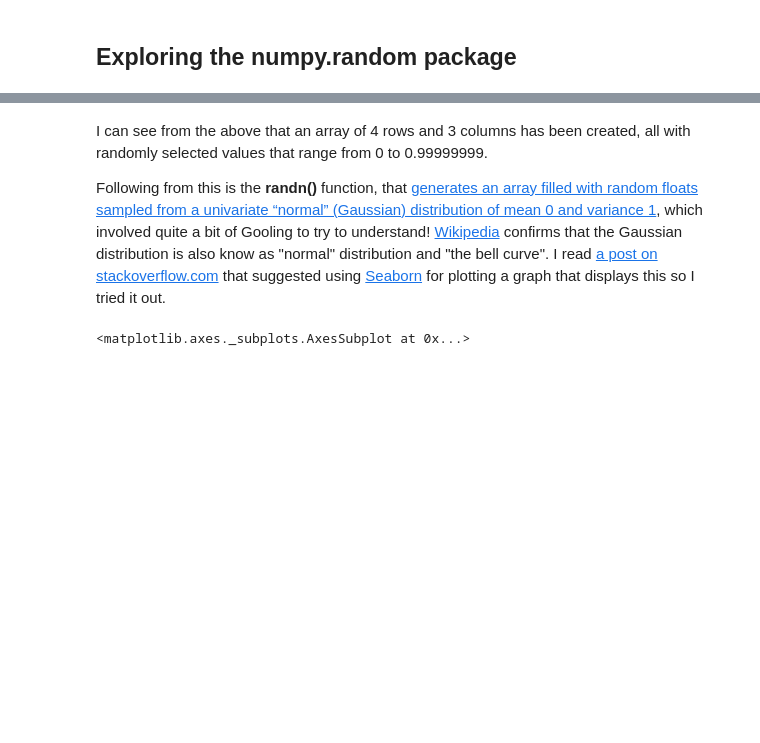
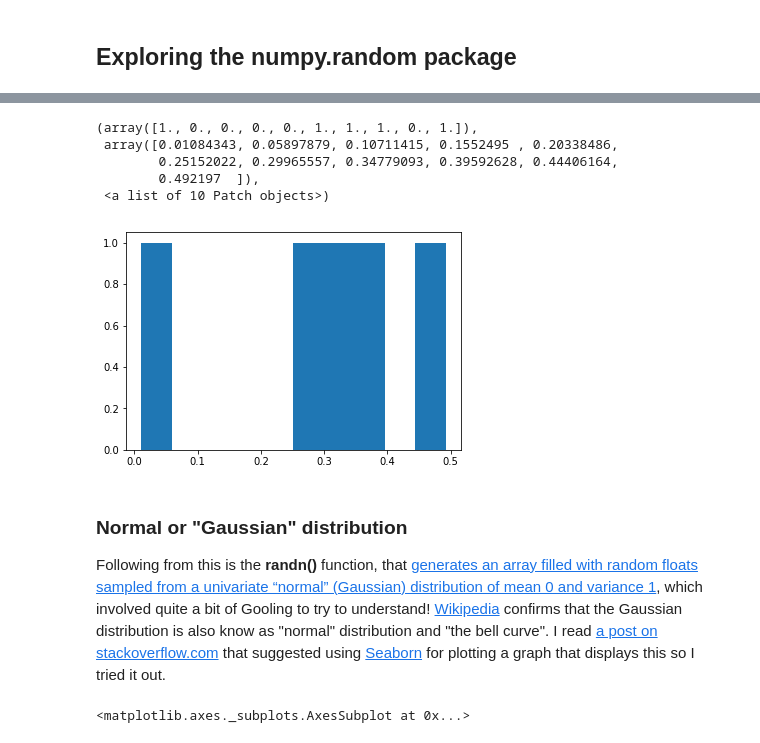
Before and after one commit to AideenByrne/ProgrammingforDA-assignment, a Jupyter notebook: Programming for Data Analysis Assignment.ipynb, the cells around one changed output, grey strips where cells are left out. Cells and saved outputs as stored; diff of their text form; code cells hidden in the pictures; blank space fills up the shorter version.

```diff
--- a/Programming for Data Analysis Assignment.ipynb
+++ b/Programming for Data Analysis Assignment.ipynb
@@ -28,6 +67,15 @@ array([[0.64398937, 0.5910575 , 0.79934474],
+# %%
+y = np.random.random_sample((5,))
+plt.hist(y)
+# %% [output]
+(array([1., 0., 0., 0., 0., 1., 1., 1., 0., 1.]),
+ array([0.01084343, 0.05897879, 0.10711415, 0.1552495 , 0.20338486,
+        0.25152022, 0.29965557, 0.34779093, 0.39592628, 0.44406164,
+        0.492197  ]),
+ <a list of 10 Patch objects>)
+[figure, added]
 # %% [markdown]
-I can see from the above that an array of 4 rows and 3 columns has been created, all with randomly selected values that range from 0 to 0.99999999.
-
+### Normal or "Gaussian" distribution
 Following from this is the **randn()** function, that [generates an array filled with random floats sampled from a univariate “normal” (Gaussian) distribution of mean 0 and variance 1](https://docs.scipy.org/doc/numpy-1.15.1/reference/generated/numpy.random.randn.html#numpy.random.randn), which involved quite a bit of Gooling to try to understand! [Wikipedia](https://en.wikipedia.org/wiki/Normal_distribution) confirms that the Gaussian distribution is also know as "normal" distribution and "the bell curve".  I read [a post on stackoverflow.com](https://stackoverflow.com/questions/10138085/python-pylab-plot-normal-distribution) that suggested using [Seaborn](https://seaborn.pydata.org/) for plotting a graph that displays this so I tried it out.
 # %%
 import seaborn as sns
```
Also changed, not shown: parts of 13 cells of this notebook, 1 other file.
